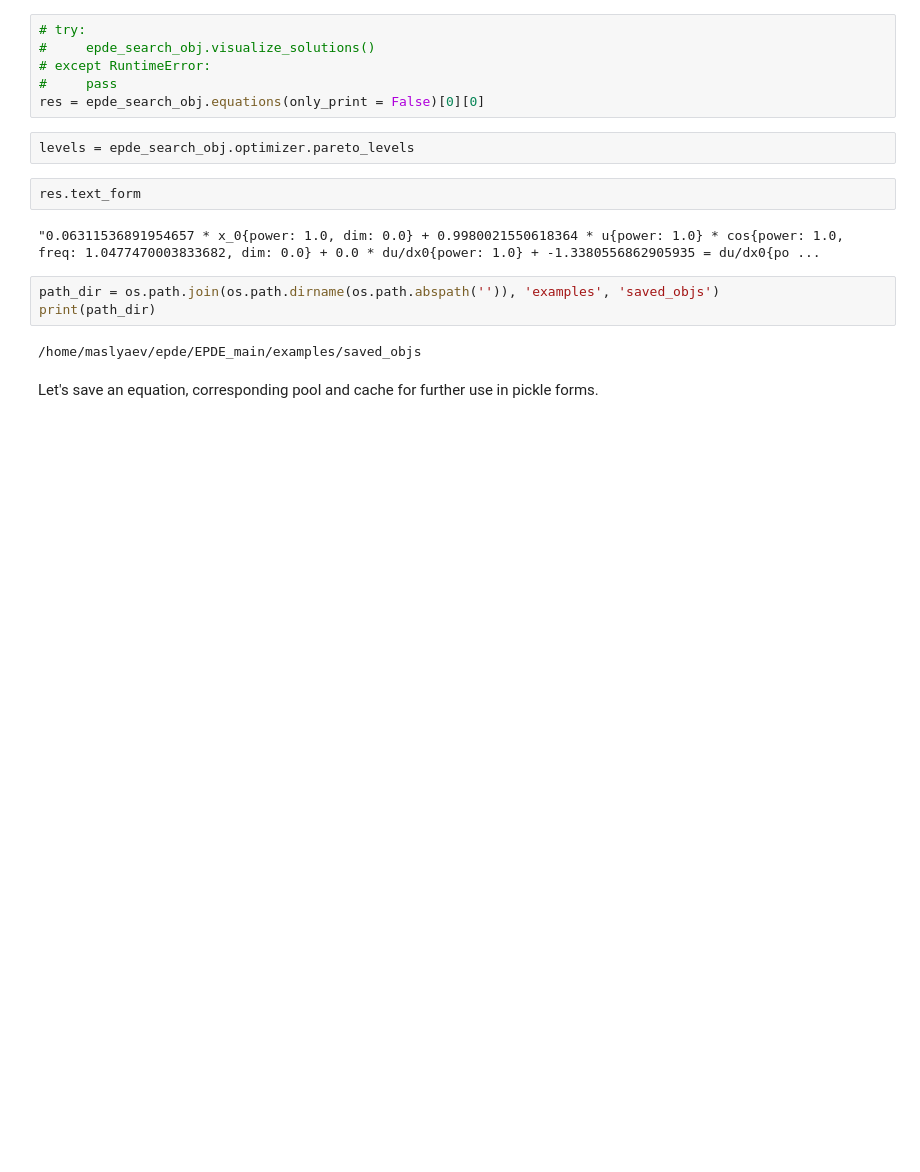
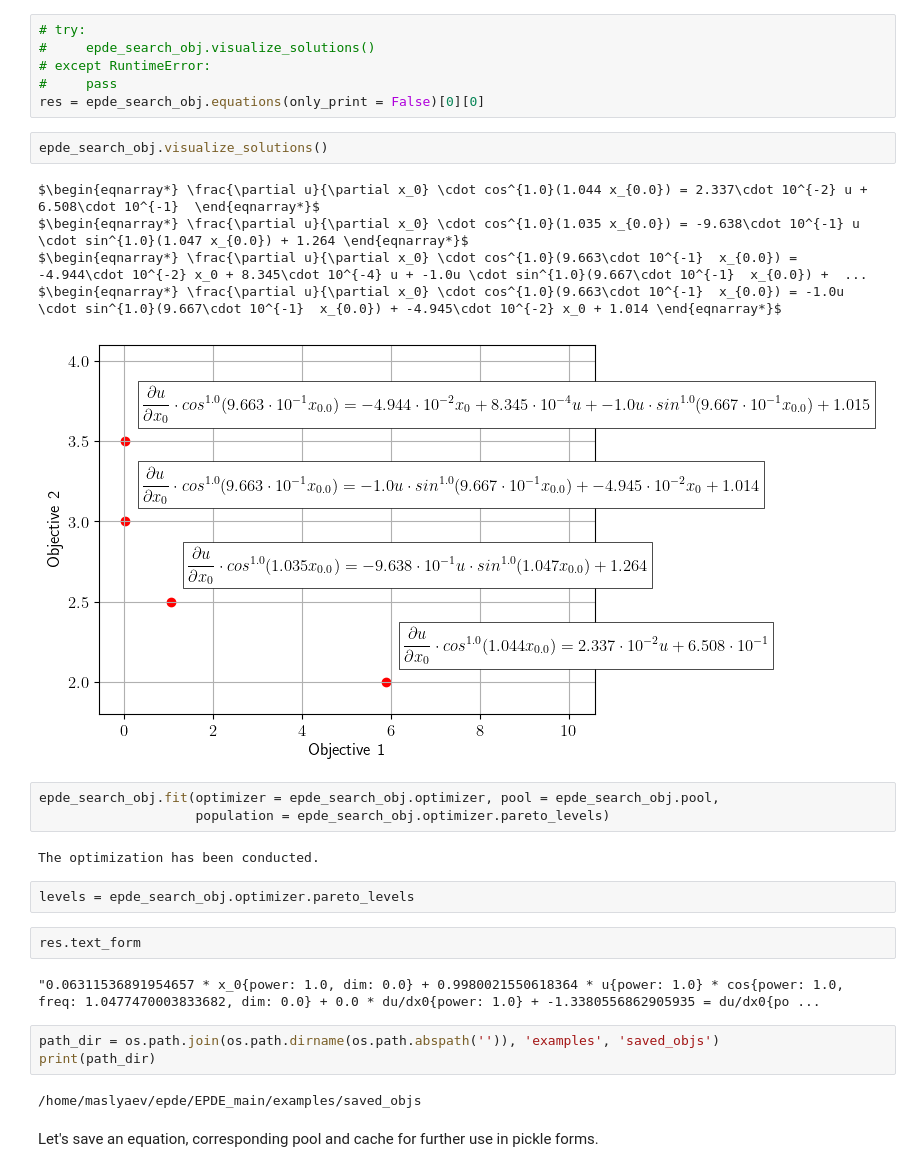
Before and after one commit to ITMO-NSS-team/EPDE, a Jupyter notebook: examples/auxiliary_instruments_showcase.ipynb, the cells around one changed output. Drawn from its saved outputs; the diff is of its cells as text; blank space fills up the shorter version.

```diff
--- a/examples/auxiliary_instruments_showcase.ipynb
+++ b/examples/auxiliary_instruments_showcase.ipynb
@@ -81,8 +81,21 @@ The optimization has been conducted.
 # except RuntimeError:
 #     pass
 res = epde_search_obj.equations(only_print = False)[0][0]
-# %%
-levels = epde_search_obj.optimizer.pareto_levels
+# %%
+epde_search_obj.visualize_solutions()
+# %% [output]
+$\begin{eqnarray*} \frac{\partial u}{\partial x_0} \cdot cos^{1.0}(1.044 x_{0.0}) = 2.337\cdot 10^{-2} u + 6.508\cdot 10^{-1}  \end{eqnarray*}$
+$\begin{eqnarray*} \frac{\partial u}{\partial x_0} \cdot cos^{1.0}(1.035 x_{0.0}) = -9.638\cdot 10^{-1} u \cdot sin^{1.0}(1.047 x_{0.0}) + 1.264 \end{eqnarray*}$
+$\begin{eqnarray*} \frac{\partial u}{\partial x_0} \cdot cos^{1.0}(9.663\cdot 10^{-1}  x_{0.0}) = -4.944\cdot 10^{-2} x_0 + 8.345\cdot 10^{-4} u + -1.0u \cdot sin^{1.0}(9.667\cdot 10^{-1}  x_{0.0}) +  ...
+$\begin{eqnarray*} \frac{\partial u}{\partial x_0} \cdot cos^{1.0}(9.663\cdot 10^{-1}  x_{0.0}) = -1.0u \cdot sin^{1.0}(9.667\cdot 10^{-1}  x_{0.0}) + -4.945\cdot 10^{-2} x_0 + 1.014 \end{eqnarray*}$
+[figure, added]
+# %%
+epde_search_obj.fit(optimizer = epde_search_obj.optimizer, pool = epde_search_obj.pool,
+                    population = epde_search_obj.optimizer.pareto_levels)
+# %% [output]
+The optimization has been conducted.
+# %%
+levels = epde_search_obj.optimizer.pareto_levels
 # %%
 res.text_form
 # %% [output]
```
Also changed, not shown: parts of 1 cell of this notebook, 3 other files.
